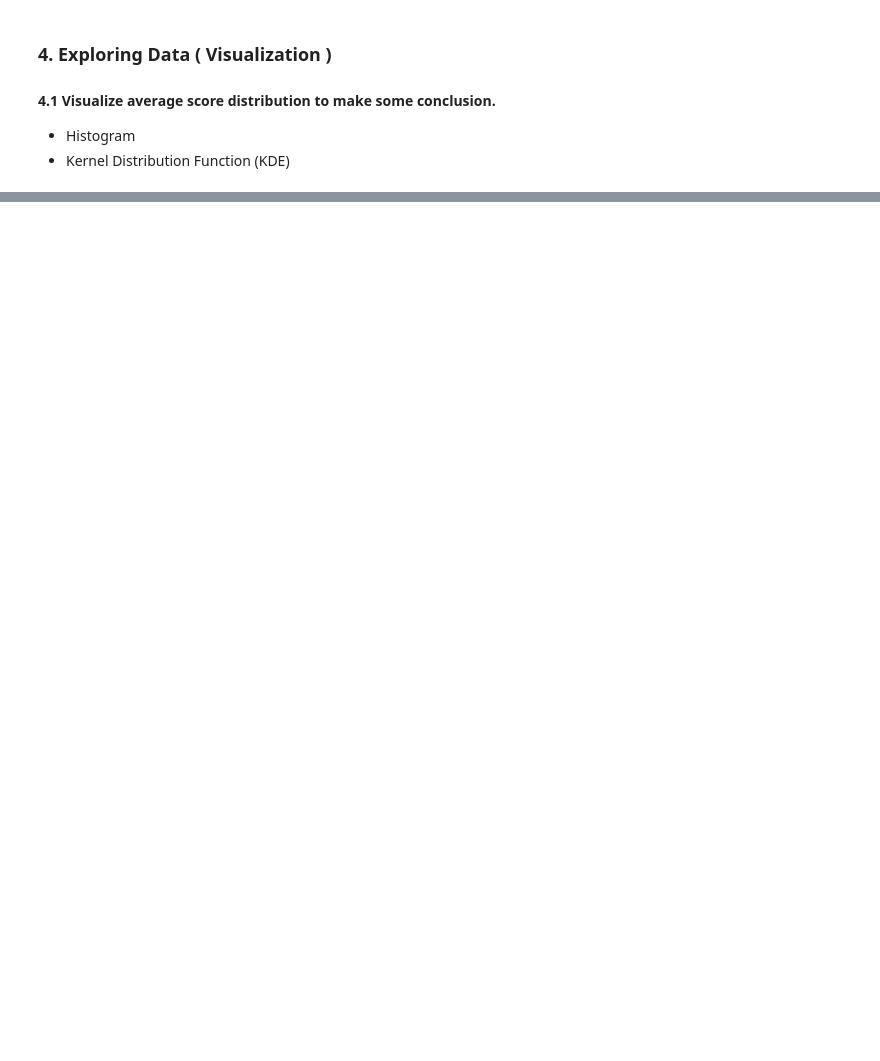
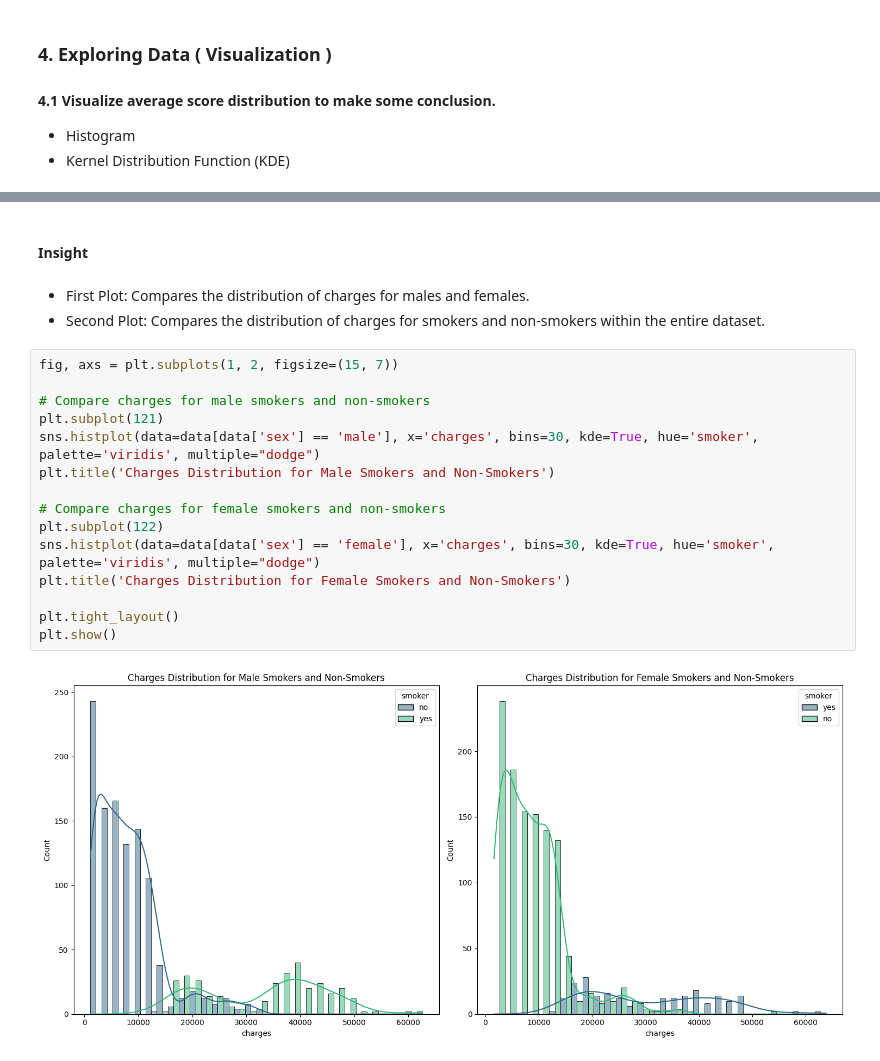
Before and after one commit to vignesh2914/ML_medical_insurence_predictor, a Jupyter notebook: notebook/EDA Medical Insurence Predictor.ipynb, the cells around one changed output, grey strips where cells are left out. Drawn from its saved outputs; the diff is of its cells as text; blank space fills up the shorter version.

```diff
--- a/notebook/EDA Medical Insurence Predictor.ipynb
+++ b/notebook/EDA Medical Insurence Predictor.ipynb
@@ -230,0 +273,22 @@ charge_summary
+# %% [markdown]
+#### Insight
+# %% [markdown]
+- First Plot: Compares the distribution of charges for males and females.
+- Second Plot: Compares the distribution of charges for smokers and non-smokers within the entire dataset.
+# %%
+fig, axs = plt.subplots(1, 2, figsize=(15, 7))
+
+# Compare charges for male smokers and non-smokers
+plt.subplot(121)
+sns.histplot(data=data[data['sex'] == 'male'], x='charges', bins=30, kde=True, hue='smoker', palette='viridis', multiple="dodge")
+plt.title('Charges Distribution for Male Smokers and Non-Smokers')
+
+# Compare charges for female smokers and non-smokers
+plt.subplot(122)
+sns.histplot(data=data[data['sex'] == 'female'], x='charges', bins=30, kde=True, hue='smoker', palette='viridis', multiple="dodge")
+plt.title('Charges Distribution for Female Smokers and Non-Smokers')
+
+plt.tight_layout()
+plt.show()
+# %% [output]
+[figure, added]
```
Also changed, not shown: parts of 17 cells of this notebook.
